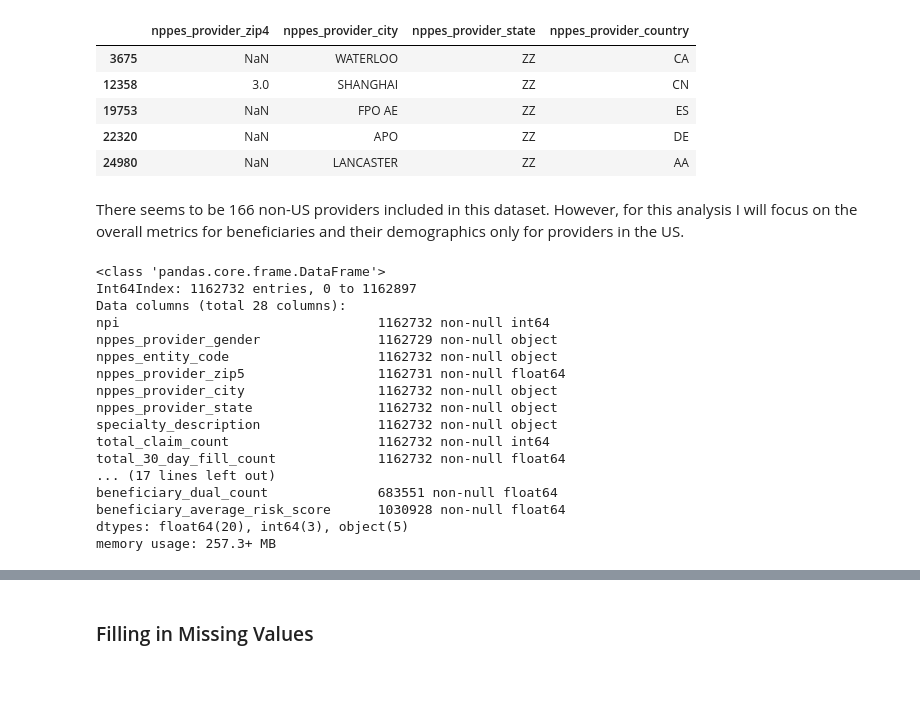
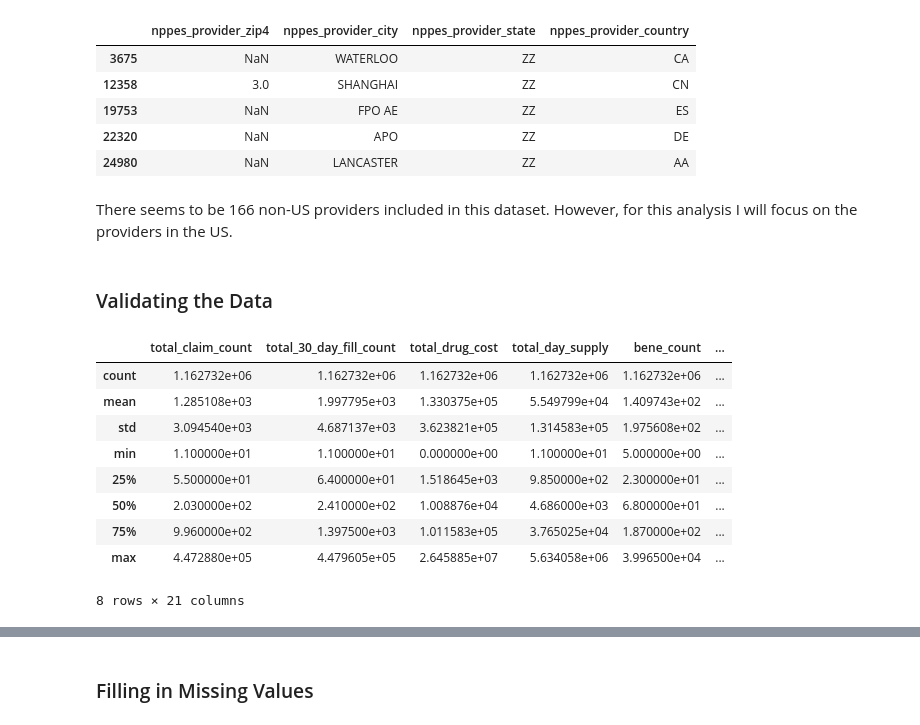
Before and after one commit to iris-anan/Data-Science-Challenges, a Jupyter notebook: Lyra_Health/Lyra Health - Take Home.ipynb, the cells around one changed output, grey strips where cells are left out. Drawn from its saved outputs; the diff is of its cells as text; code cells hidden in the pictures; blank space fills up the shorter version.

```diff
--- a/Lyra_Health/Lyra Health - Take Home.ipynb
+++ b/Lyra_Health/Lyra Health - Take Home.ipynb
@@ -43,33 +40,29 @@ non_us[['nppes_provider_zip4', 'nppes_provider_city', 'nppes_provider_state', 'n
 | 22320 | NaN | APO | ZZ | DE |
 | 24980 | NaN | LANCASTER | ZZ | AA |
 # %% [markdown]
-There seems to be 166 non-US providers included in this dataset. However, for this analysis I will focus on the overall metrics for beneficiaries and their demographics only for providers in the US.
+There seems to be 166 non-US providers included in this dataset. However, for this analysis I will focus on the providers in the US.
 # %%
-# Checking the data
+# Filtering for US providers
 us_provider = provider[provider.nppes_provider_country == 'US'][['npi', 'nppes_provider_gender',
-       'nppes_entity_code', 'nppes_provider_zip5', 'nppes_provider_city','nppes_provider_state', 'specialty_description', 'total_claim_count',
+       'nppes_entity_code', 'nppes_provider_city','nppes_provider_state', 'specialty_description', 'total_claim_count',
        'total_30_day_fill_count', 'total_drug_cost', 'total_day_supply','bene_count', 'average_age_of_beneficiaries',
        'beneficiary_age_less_65_count', 'beneficiary_age_65_74_count', 'beneficiary_age_75_84_count',
        'beneficiary_age_greater_84_count', 'beneficiary_female_count', 'beneficiary_male_count', 'beneficiary_race_white_count',
        'beneficiary_race_black_count', 'beneficiary_race_asian_pi_count','beneficiary_race_hispanic_count', 'beneficiary_race_nat_ind_count',
        'beneficiary_race_other_count', 'beneficiary_nondual_count', 'beneficiary_dual_count', 'beneficiary_average_risk_score']]
 del(provider)
-us_provider.info()
-# %% [output]
-<class 'pandas.core.frame.DataFrame'>
-Int64Index: 1162732 entries, 0 to 1162897
-Data columns (total 28 columns):
-npi                                 1162732 non-null int64
-nppes_provider_gender               1162729 non-null object
-nppes_entity_code                   1162732 non-null object
-nppes_provider_zip5                 1162731 non-null float64
-nppes_provider_city                 1162732 non-null object
-nppes_provider_state                1162732 non-null object
-specialty_description               1162732 non-null object
-total_claim_count                   1162732 non-null int64
-total_30_day_fill_count             1162732 non-null float64
-... (17 lines left out)
-beneficiary_dual_count              683551 non-null float64
-beneficiary_average_risk_score      1030928 non-null float64
-dtypes: float64(20), int64(3), object(5)
-memory usage: 257.3+ MB
+# %% [markdown]
+### Validating the Data
+# %%
+us_provider.drop(columns = 'npi').describe()
+# %% [output]
+|  | total_claim_count | total_30_day_fill_count | total_drug_cost | total_day_supply | bene_count | ... |
+| count | 1.162732e+06 | 1.162732e+06 | 1.162732e+06 | 1.162732e+06 | 1.162732e+06 | ... |
+| mean | 1.285108e+03 | 1.997795e+03 | 1.330375e+05 | 5.549799e+04 | 1.409743e+02 | ... |
+| std | 3.094540e+03 | 4.687137e+03 | 3.623821e+05 | 1.314583e+05 | 1.975608e+02 | ... |
+| min | 1.100000e+01 | 1.100000e+01 | 0.000000e+00 | 1.100000e+01 | 5.000000e+00 | ... |
+| 25% | 5.500000e+01 | 6.400000e+01 | 1.518645e+03 | 9.850000e+02 | 2.300000e+01 | ... |
+| 50% | 2.030000e+02 | 2.410000e+02 | 1.008876e+04 | 4.686000e+03 | 6.800000e+01 | ... |
+| 75% | 9.960000e+02 | 1.397500e+03 | 1.011583e+05 | 3.765025e+04 | 1.870000e+02 | ... |
+| max | 4.472880e+05 | 4.479605e+05 | 2.645885e+07 | 5.634058e+06 | 3.996500e+04 | ... |
+8 rows × 21 columns
```
Also changed, not shown: parts of 52 cells of this notebook.
